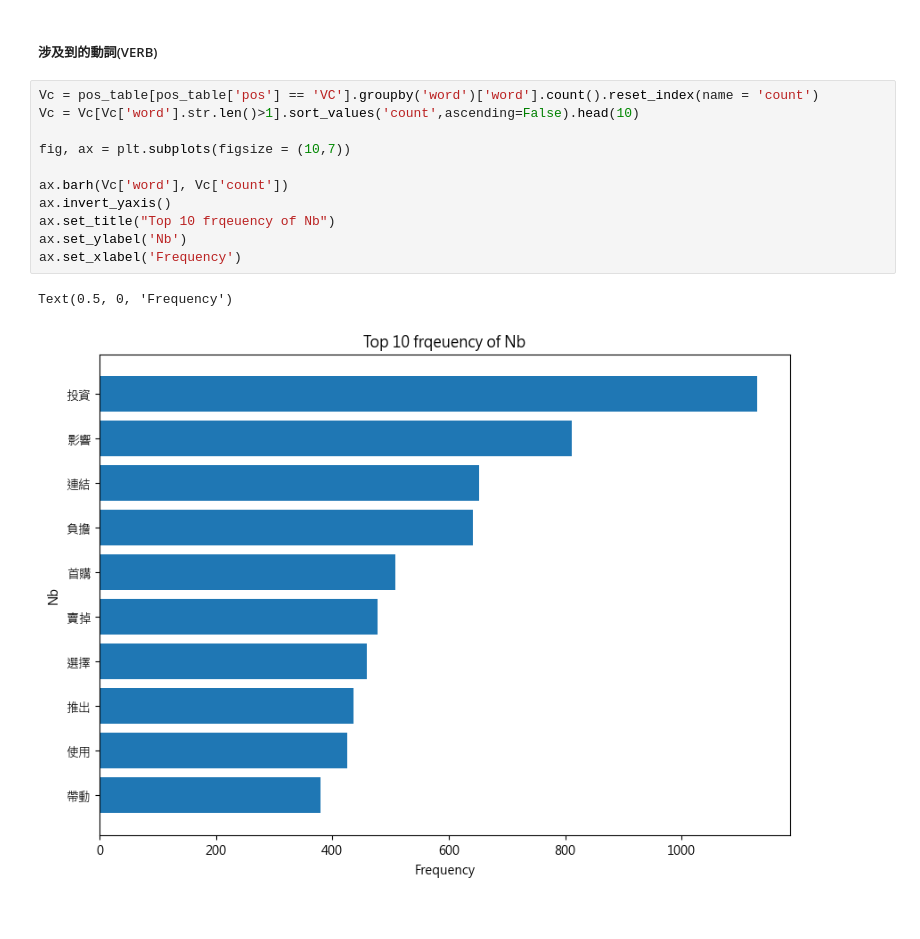
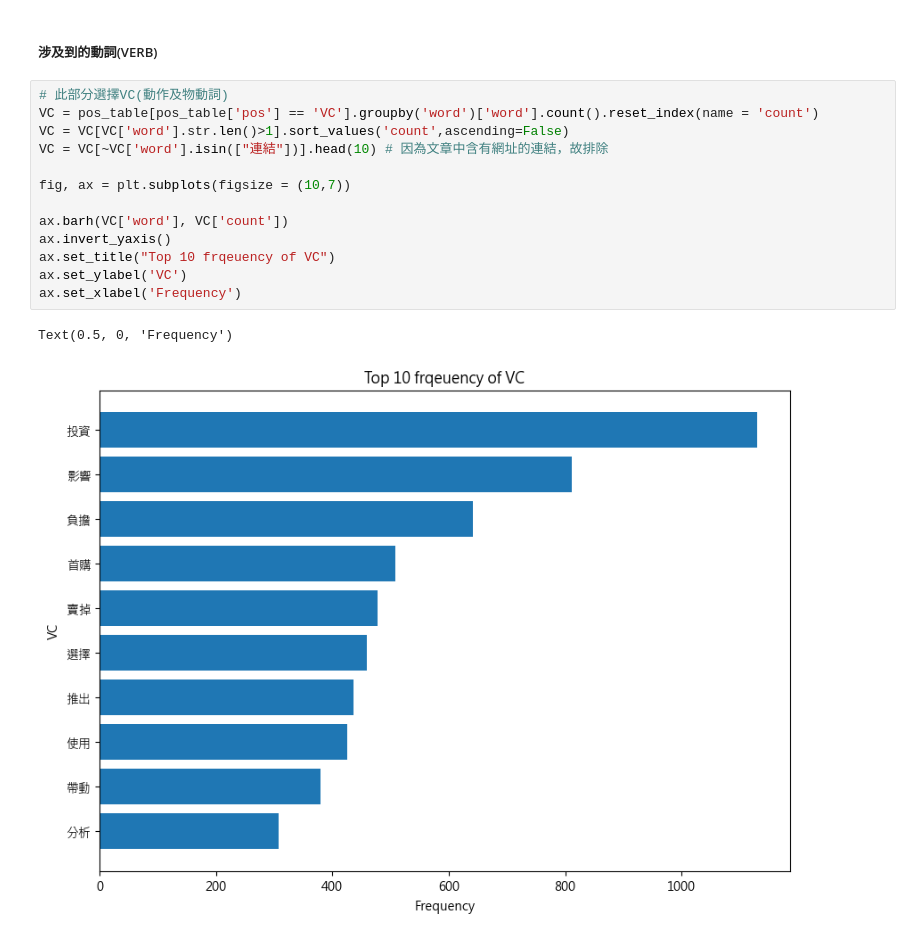
Before and after one commit to hsuan1120/Loan, a Jupyter notebook: loans.ipynb, the cells around one changed output. Cells and saved outputs as stored; diff of their text form.

```diff
--- a/loans.ipynb
+++ b/loans.ipynb
@@ -1120,16 +1118,18 @@ Text(0.5, 0, 'Frequency')
 # %% [markdown]
 ##### 涉及到的動詞(VERB)
 # %%
-Vc = pos_table[pos_table['pos'] == 'VC'].groupby('word')['word'].count().reset_index(name = 'count')
-Vc = Vc[Vc['word'].str.len()>1].sort_values('count',ascending=False).head(10)
+# 此部分選擇VC(動作及物動詞)
+VC = pos_table[pos_table['pos'] == 'VC'].groupby('word')['word'].count().reset_index(name = 'count')
+VC = VC[VC['word'].str.len()>1].sort_values('count',ascending=False)
+VC = VC[~VC['word'].isin(["連結"])].head(10) # 因為文章中含有網址的連結，故排除
 
 fig, ax = plt.subplots(figsize = (10,7))
 
-ax.barh(Vc['word'], Vc['count'])
+ax.barh(VC['word'], VC['count'])
 ax.invert_yaxis()
-ax.set_title("Top 10 frqeuency of Nb")
-ax.set_ylabel('Nb')
+ax.set_title("Top 10 frqeuency of VC")
+ax.set_ylabel('VC')
 ax.set_xlabel('Frequency')
 # %% [output]
 Text(0.5, 0, 'Frequency')
-[figure, old version]
+[figure, new version]
```
Also changed, not shown: parts of 12 cells of this notebook.
